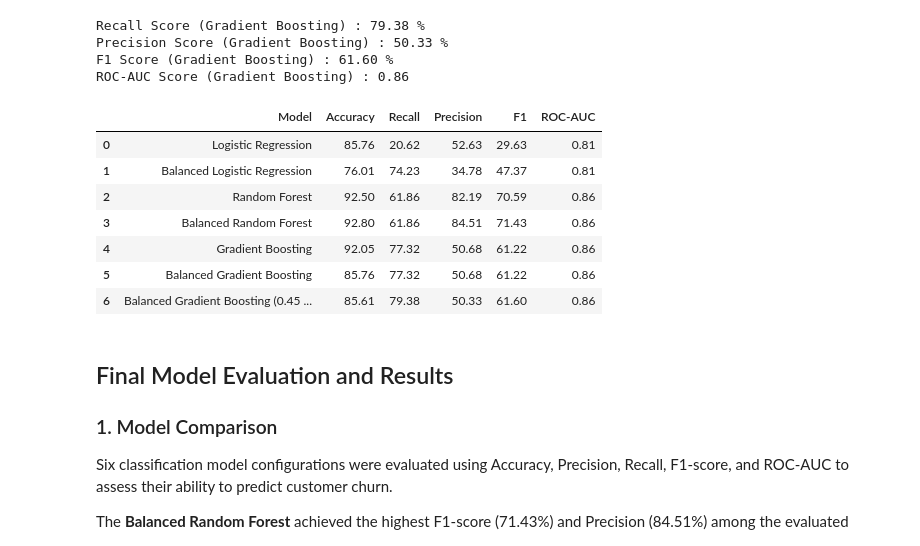
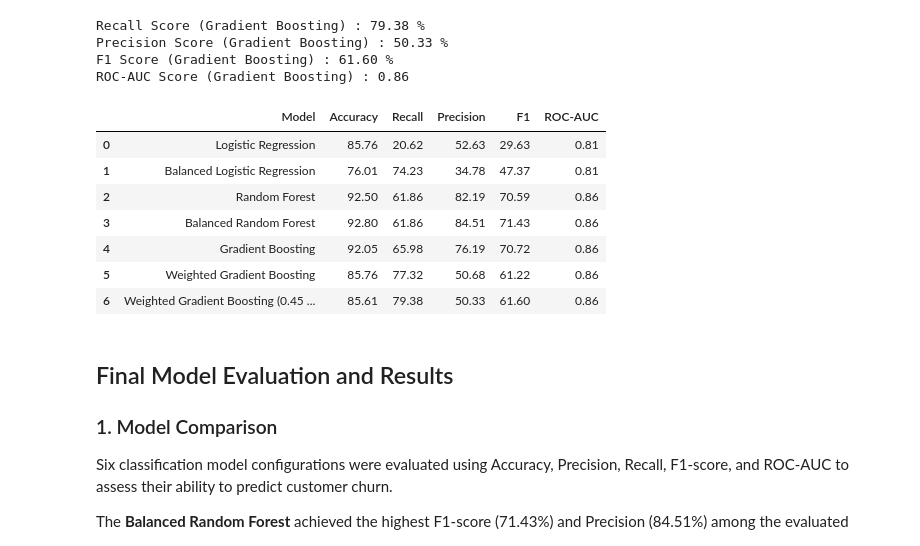
Before and after one commit to khanim-abdullayeva/Telecom-Customer-Churn-Retention-Analysis, a Jupyter notebook: ml/telecom_churn_prediction.ipynb, the cells around one changed output. Saved outputs shown, nothing was run; the diff lists cells and outputs as text; code cells hidden in the pictures.

```diff
--- a/ml/telecom_churn_prediction.ipynb
+++ b/ml/telecom_churn_prediction.ipynb
@@ -806,8 +806,8 @@ comparison_df = pd.DataFrame({
         "Random Forest",
         "Balanced Random Forest",
         "Gradient Boosting",
-        "Balanced Gradient Boosting",
-        "Balanced Gradient Boosting (0.45 threshold)"
+        "Weighted Gradient Boosting",
+        "Weighted Gradient Boosting (0.45 threshold)"
     ],
     "Accuracy": [
         accuracy,
@@ -838,36 +838,36 @@ comparison_df = pd.DataFrame({
     ],
     "F1": [
         f1,
         f1_balanced,
         rf_f1,
         balanced_rf_f1,
         f1_gb,
         f1_balanced_gb,
         f1_balanced_gb_045
     ],
     "ROC-AUC": [
         roc_auc,
         roc_auc_balanced,
         rf_roc_auc,
         balanced_rf_roc_auc,
         roc_auc_gb,
         roc_auc_balanced_gb,
         roc_auc_balanced_gb_045
     ]
 })
 
 comparison_df[["Accuracy", "Recall", "Precision", "F1"]] = comparison_df[["Accuracy", "Recall", "Precision", "F1"]]*100
 comparison_df = comparison_df.round(2)
 comparison_df
 # %% [output]
 |  | Model | Accuracy | Recall | Precision | F1 | ROC-AUC |
 | 0 | Logistic Regression | 85.76 | 20.62 | 52.63 | 29.63 | 0.81 |
 | 1 | Balanced Logistic Regression | 76.01 | 74.23 | 34.78 | 47.37 | 0.81 |
 | 2 | Random Forest | 92.50 | 61.86 | 82.19 | 70.59 | 0.86 |
 | 3 | Balanced Random Forest | 92.80 | 61.86 | 84.51 | 71.43 | 0.86 |
-| 4 | Gradient Boosting | 92.05 | 77.32 | 50.68 | 61.22 | 0.86 |
-| 5 | Balanced Gradient Boosting | 85.76 | 77.32 | 50.68 | 61.22 | 0.86 |
-| 6 | Balanced Gradient Boosting (0.45 ... | 85.61 | 79.38 | 50.33 | 61.60 | 0.86 |
+| 4 | Gradient Boosting | 92.05 | 65.98 | 76.19 | 70.72 | 0.86 |
+| 5 | Weighted Gradient Boosting | 85.76 | 77.32 | 50.68 | 61.22 | 0.86 |
+| 6 | Weighted Gradient Boosting (0.45 ... | 85.61 | 79.38 | 50.33 | 61.60 | 0.86 |
 # %% [markdown]
 ## Final Model Evaluation and Results
 
```
